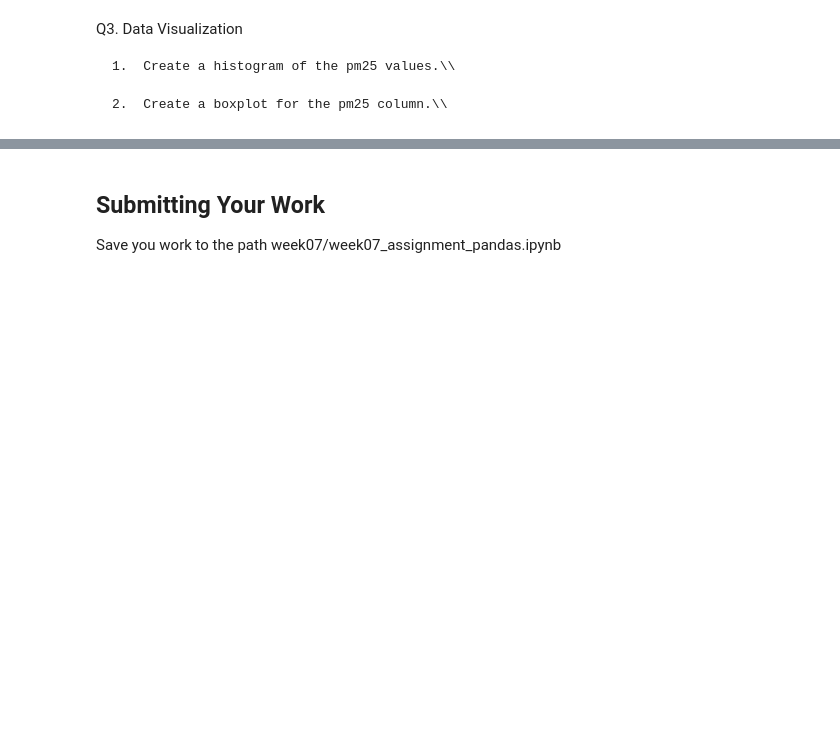
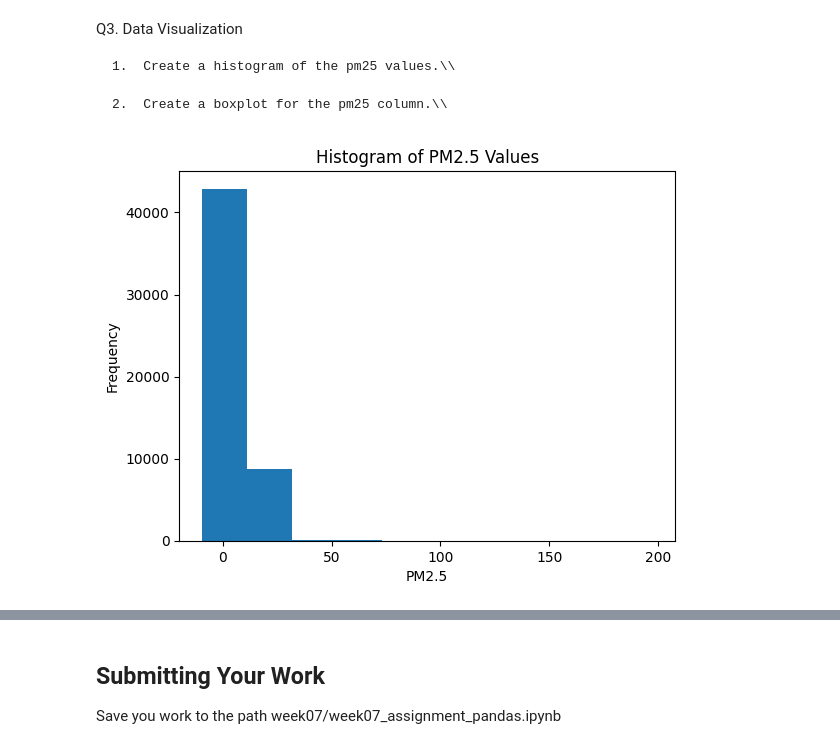
Before and after one commit to kirahawkins15/Hawkins-ORES-5160-01-2026, a Jupyter notebook: week07/Intro_to_Pandas_exercise.ipynb, the cells around one changed output, grey strips where cells are left out. Saved outputs shown, nothing was run; the diff lists cells and outputs as text; code cells hidden in the pictures; blank space fills up the shorter version.

```diff
--- a/week07/Intro_to_Pandas_exercise.ipynb
+++ b/week07/Intro_to_Pandas_exercise.ipynb
@@ -118,3 +118,13 @@ Q3. Data Visualization
 	1.	Create a histogram of the pm25 values.\\
 
 	2.	Create a boxplot for the pm25 column.\\
+# %%
+import matplotlib.pyplot as plt
+pm25 = airquality_full[airquality_full["pollutant"] == "pm25"]
+plt.hist(pm25["value"])
+plt.xlabel("PM2.5")
+plt.ylabel("Frequency")
+plt.title("Histogram of PM2.5 Values")
+plt.show()
+# %% [output]
+[figure, added]
```
Also changed, not shown: parts of 2 cells of this notebook.
